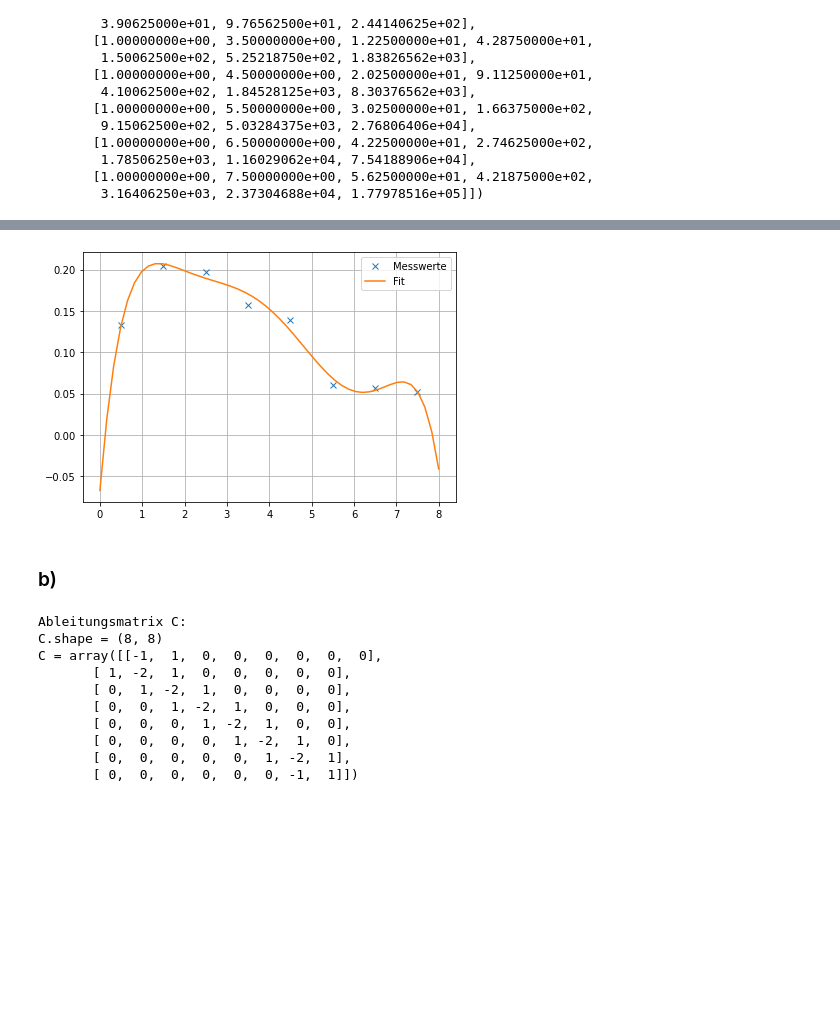
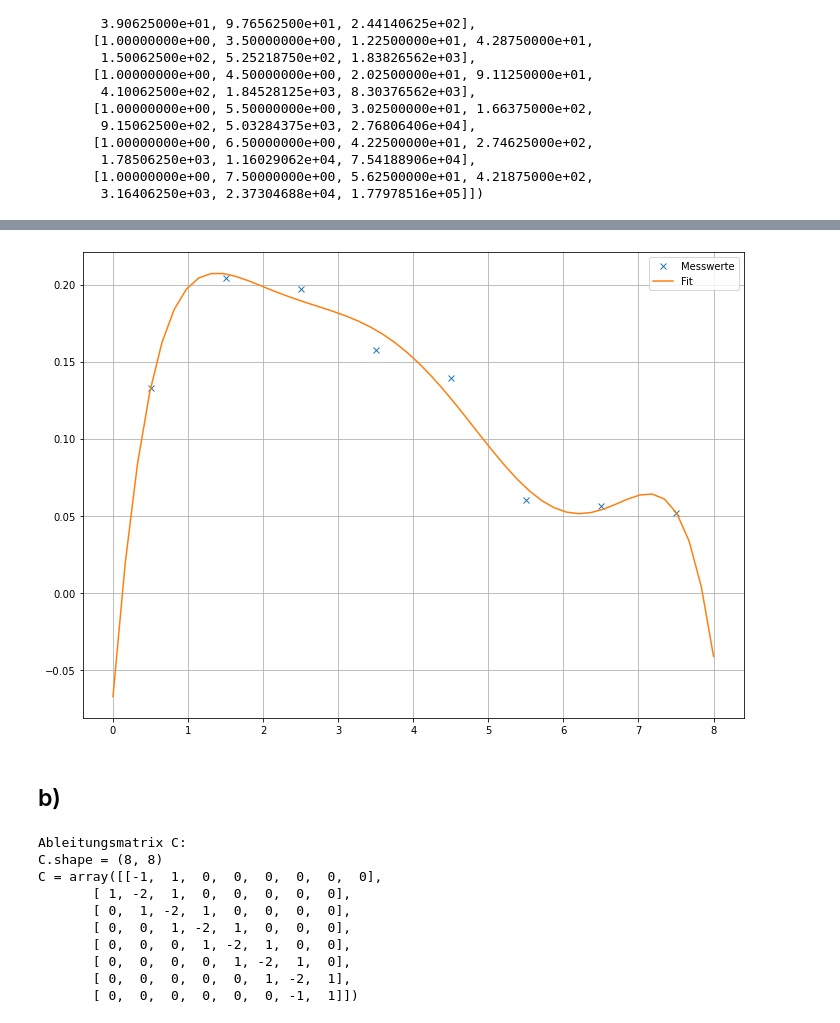
Before and after one commit to NicoJG/SMD, a Jupyter notebook: SMD_B/blatt14/blatt14_jan.ipynb, the cells around one changed output, grey strips where cells are left out. Cells and saved outputs as stored; diff of their text form; code cells hidden in the pictures; blank space fills up the shorter version.

```diff
--- a/SMD_B/blatt14/blatt14_jan.ipynb
+++ b/SMD_B/blatt14/blatt14_jan.ipynb
@@ -36,0 +25,4 @@ y = np.array(y)
+# %%
+x=df.x.to_numpy()
+y=df[' "y_0"'].to_numpy()
+x,y
@@ -72,14 +68,15 @@ def polynom_6(x,a):
 # %%
 val= np.linspace(0,8)
 # %%
+plt.figure(figsize=(10,7))
 plt.plot(x,y,'x',label="Messwerte")
 plt.plot(val,polynom_6(val,a),label="Fit")
 plt.grid()
 plt.legend(loc='best')
 plt.tight_layout()
 # %% [output]
-[figure, old version]
+[figure, new version]
 # %% [markdown]
-### b)
+## b)
 # %%
 C = ([[-1,1,0,0,0,0,0,0],
```
Also changed, not shown: parts of 15 cells of this notebook, 3 other files.
